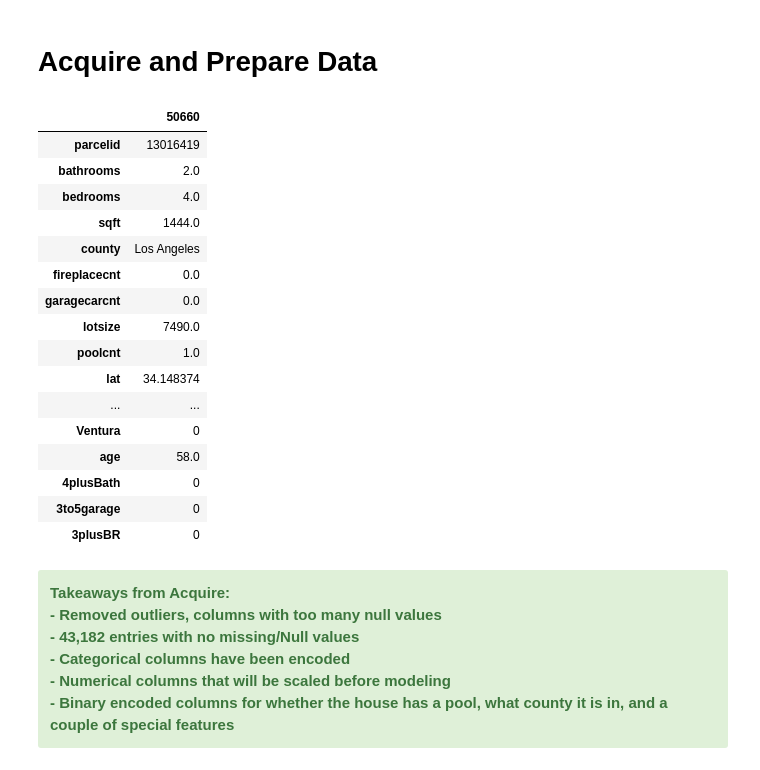
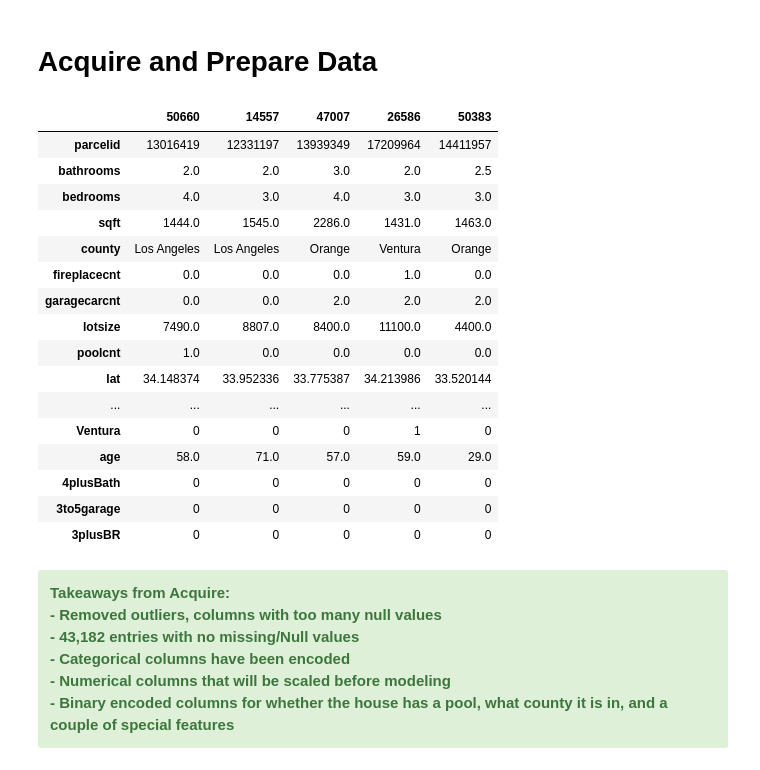
Before and after one commit to DanChurchill/regression_project_zillow, a Jupyter notebook: final_report.ipynb, the cells around one changed output. Saved outputs shown, nothing was run; the diff lists cells and outputs as text; code cells hidden in the pictures.

```diff
--- a/final_report.ipynb
+++ b/final_report.ipynb
@@ -33,25 +35,25 @@ Goal 1: Create a model that can predict the tax value better than the baseline r
 # customized function to acquire zillow data from Codeup database, eliminate outliers, and encode categorical data
 train, validate, test = wrangle.wrangle_zillow()
 # %%
-train.head(1).T
+train.head().T
 # %% [output]
-|  | 50660 |
-| parcelid | 13016419 |
-| bathrooms | 2.0 |
-| bedrooms | 4.0 |
-| sqft | 1444.0 |
-| county | Los Angeles |
-| fireplacecnt | 0.0 |
-| garagecarcnt | 0.0 |
-| lotsize | 7490.0 |
-| poolcnt | 1.0 |
-| lat | 34.148374 |
-| ... | ... |
-| Ventura | 0 |
-| age | 58.0 |
-| 4plusBath | 0 |
-| 3to5garage | 0 |
-| 3plusBR | 0 |
+|  | 50660 | 14557 | 47007 | 26586 | 50383 |
+| parcelid | 13016419 | 12331197 | 13939349 | 17209964 | 14411957 |
+| bathrooms | 2.0 | 2.0 | 3.0 | 2.0 | 2.5 |
+| bedrooms | 4.0 | 3.0 | 4.0 | 3.0 | 3.0 |
+| sqft | 1444.0 | 1545.0 | 2286.0 | 1431.0 | 1463.0 |
+| county | Los Angeles | Los Angeles | Orange | Ventura | Orange |
+| fireplacecnt | 0.0 | 0.0 | 0.0 | 1.0 | 0.0 |
+| garagecarcnt | 0.0 | 0.0 | 2.0 | 2.0 | 2.0 |
+| lotsize | 7490.0 | 8807.0 | 8400.0 | 11100.0 | 4400.0 |
+| poolcnt | 1.0 | 0.0 | 0.0 | 0.0 | 0.0 |
+| lat | 34.148374 | 33.952336 | 33.775387 | 34.213986 | 33.520144 |
+| ... | ... | ... | ... | ... | ... |
+| Ventura | 0 | 0 | 0 | 1 | 0 |
+| age | 58.0 | 71.0 | 57.0 | 59.0 | 29.0 |
+| 4plusBath | 0 | 0 | 0 | 0 | 0 |
+| 3to5garage | 0 | 0 | 0 | 0 | 0 |
+| 3plusBR | 0 | 0 | 0 | 0 | 0 |
 # %% [markdown]
 <div class="alert alert-block alert-success"><b><font size="+1">
 Takeaways from Acquire:<br>
```
Also changed, not shown: parts of 2 cells of this notebook.
